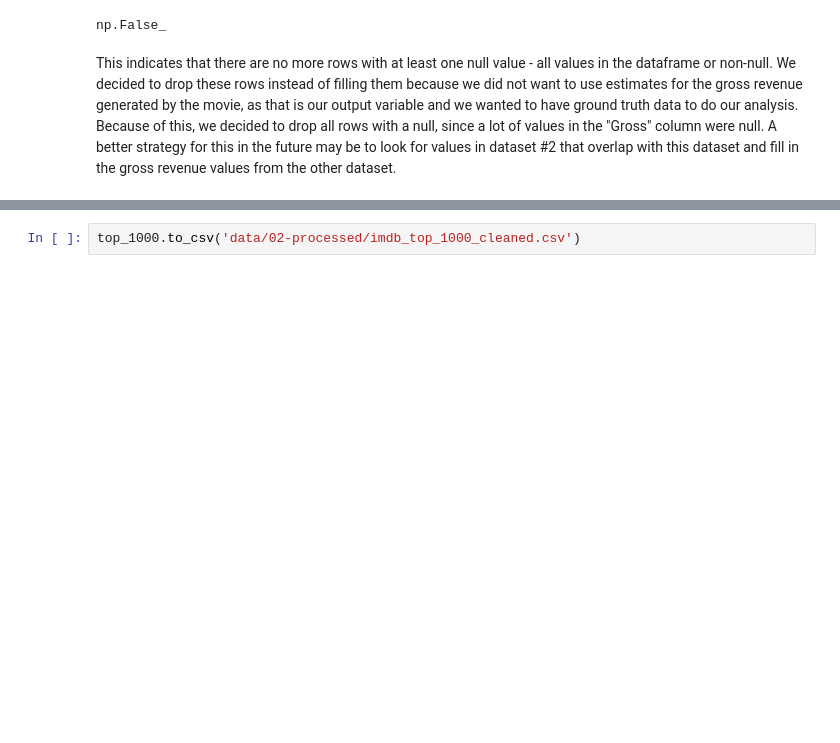
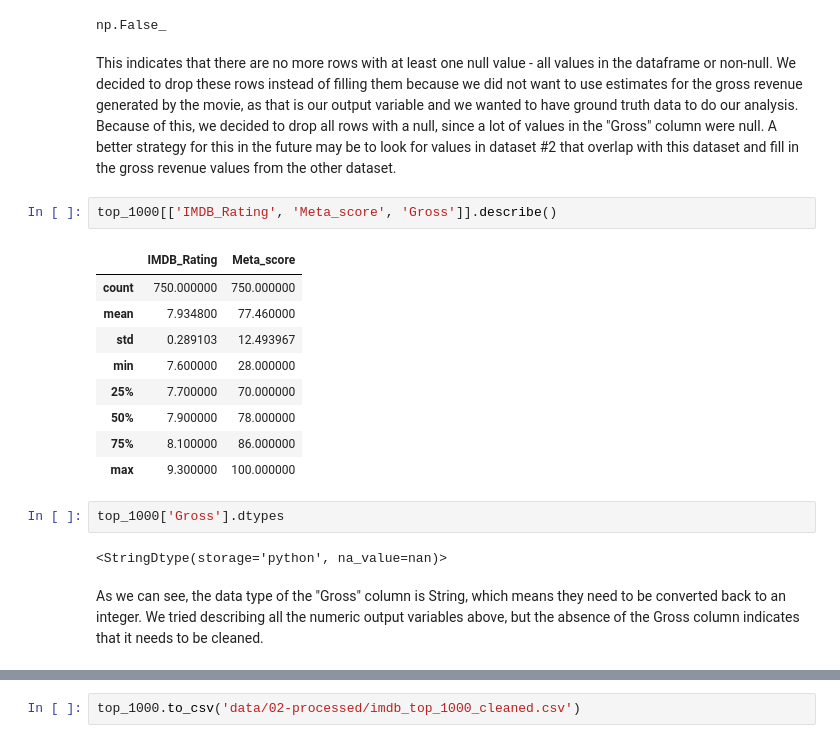
Before and after one commit to COGS108/Group138_WI26, a Jupyter notebook: 01-DataCheckpoint.ipynb, the cells around one changed output, grey strips where cells are left out. Drawn from its saved outputs; the diff is of its cells as text; blank space fills up the shorter version.

```diff
--- a/01-DataCheckpoint.ipynb
+++ b/01-DataCheckpoint.ipynb
@@ -193,3 +193,21 @@ top_1000.isnull().any(axis=1).any()
 np.False_
 # %% [markdown]
 This indicates that there are no more rows with at least one null value - all values in the dataframe or non-null. We decided to drop these rows instead of filling them because we did not want to use estimates for the gross revenue generated by the movie, as that is our output variable and we wanted to have ground truth data to do our analysis. Because of this, we decided to drop all rows with a null, since a lot of values in the "Gross" column were null. A better strategy for this in the future may be to look for values in dataset #2 that overlap with this dataset and fill in the gross revenue values from the other dataset.
+# %%
+top_1000[['IMDB_Rating', 'Meta_score', 'Gross']].describe()
+# %% [output]
+|  | IMDB_Rating | Meta_score |
+| count | 750.000000 | 750.000000 |
+| mean | 7.934800 | 77.460000 |
+| std | 0.289103 | 12.493967 |
+| min | 7.600000 | 28.000000 |
+| 25% | 7.700000 | 70.000000 |
+| 50% | 7.900000 | 78.000000 |
+| 75% | 8.100000 | 86.000000 |
+| max | 9.300000 | 100.000000 |
+# %%
+top_1000['Gross'].dtypes
+# %% [output]
+<StringDtype(storage='python', na_value=nan)>
+# %% [markdown]
+As we can see, the data type of the "Gross" column is String, which means they need to be converted back to an integer. We tried describing all the numeric output variables above, but the absence of the Gross column indicates that it needs to be cleaned.
```
Also changed, not shown: parts of 3 cells of this notebook.
